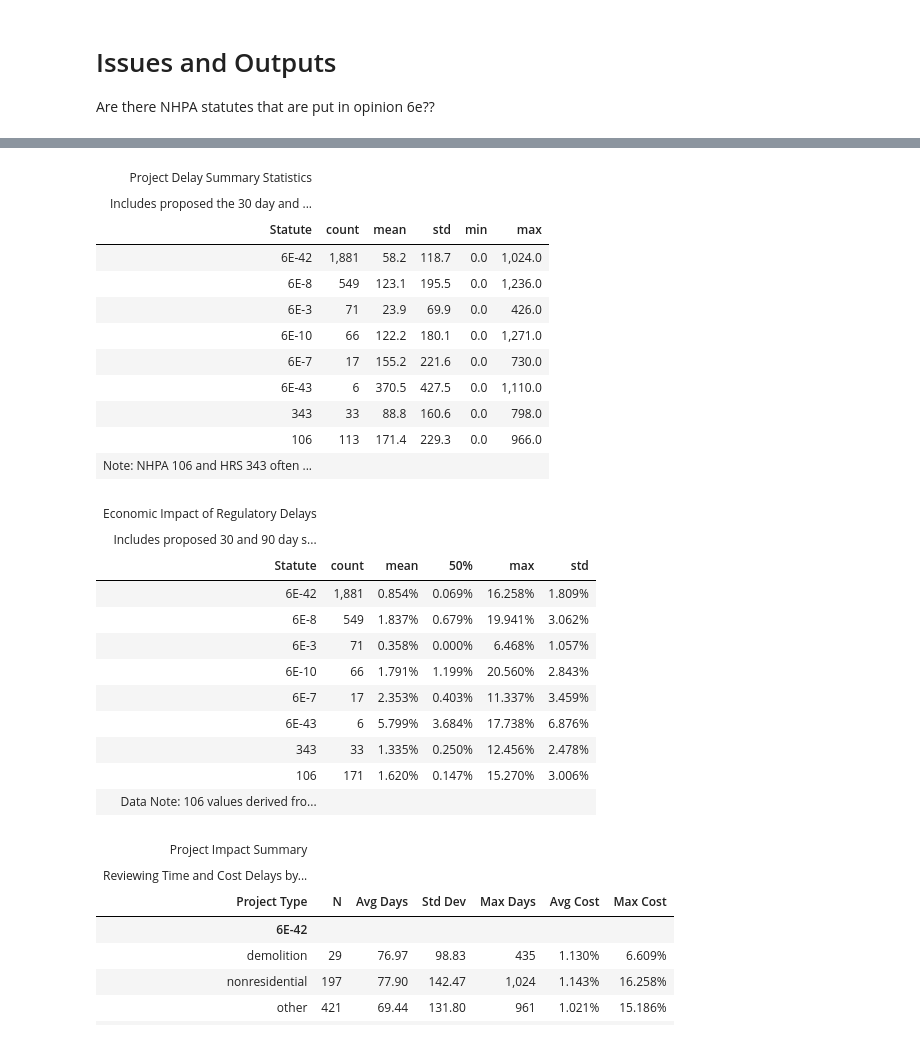
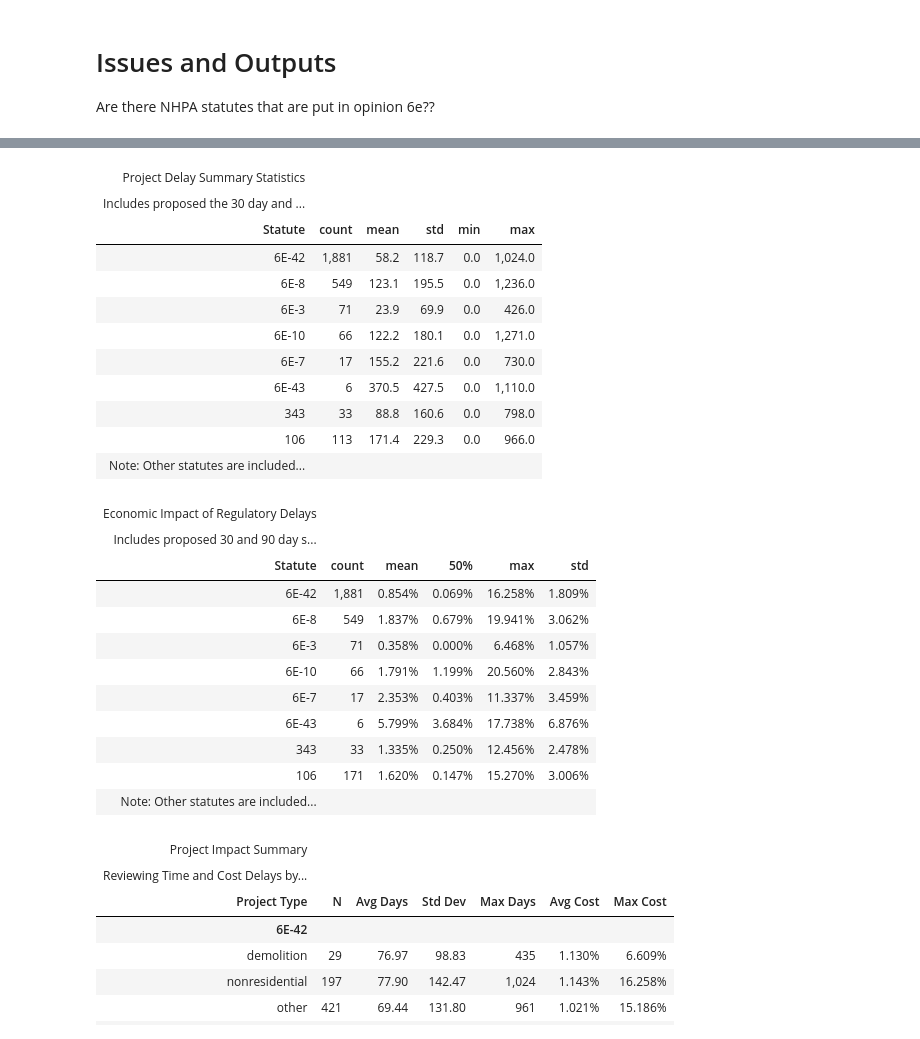
Before and after one commit to kevinphan981/maui-shpd-classification, a Jupyter notebook: src/analysis.ipynb, the cells around one changed output, grey strips where cells are left out. Saved outputs shown, nothing was run; the diff lists cells and outputs as text; code cells hidden in the pictures.

```diff
--- a/src/analysis.ipynb
+++ b/src/analysis.ipynb
@@ -80,11 +82,11 @@ Name: delay_6e, dtype: float64
 original_count = len(df)
 
 df_clean = df[
-    (df['delay_6e'] >= 0) | (df['delay_6e'].isna())
+    (df['time_6e'] >= 0) | (df['time_6e'].isna())
 ].copy()
 
 df_clean = df_clean[
-    (df_clean['delay_106'] >= 0) | (df_clean['delay_106'].isna())
+    (df_clean['time_106'] >= 0) | (df_clean['time_106'].isna())
 ].copy()
 
 dropped_rows = original_count - len(df_clean)
@@ -113,14 +229,14 @@ def policy_adjust(row):
     new_delay_106 = np.nan
     # for 6e cases, we just do all in a blanket fashion.
     if row['Opinion 6E'] == 'no effect':
-        new_delay_6e = row['delay_6e'] - 30
+        new_delay_6e = row['time_6e'] - 30
     else:
-        new_delay_6e = row['delay_6e'] - 90
+        new_delay_6e = row['time_6e'] - 90
     # for 106 cases,
     if row['Opinion 106'] == 'No Historic Properies Affected' or 'No Adverse Effect':
-        new_delay_106 = row['delay_106'] - 30
+        new_delay_106 = row['time_106'] - 30
     else:
-        new_delay_106 = row['delay_106'] - 90
+        new_delay_106 = row['time_106'] - 90
 
     # new logic for the new delay value
     if new_delay_6e < 0:
@@ -330,5 +444,18 @@ def calculate_cost_delay(row):
 # APPLY THE FUNCTION
 df[['cost_delay_6e', 'cost_delay_106']] = df.apply(calculate_cost_delay, axis=1)
 # %%
-df.head()
+df['ultimate_time'] = df[['time_6e', 'time_106']].max(axis = 1)
+df['ultimate_delay'] = df[['delay_6e', 'delay_106']].max(axis = 1)
+# print(df.shape)
+print("Average delay across all statutes:", np.ceil(np.mean(df['ultimate_delay'])))
+print("Average time spent across all statutes:", np.ceil(np.mean(df['ultimate_time'])))
+
+
+# calcuating the average, max and other descriptive stats of certain statutes
+
+df_10 = df[df['Statutes'].str.contains('6E-10')]
+# print(df_10.describe())
+
+df_42 = df[df['Statutes'].str.contains('6E-42')]
+print(df_42['cost_delay_106'].describe())
 # %% [output]
@@ -378,8 +543,6 @@ max    460.000000
 # %%
 import pandas as pd
-from great_tables import GT
-import pandas as pd
-from great_tables import GT
+from great_tables import GT, style, loc
 
 # Map the search term to the specific delay column it should measure
 statute_map = {
@@ -408,37 +571,41 @@ for code, col_name in statute_map.items():
 
 # Build the final DataFrame
 summary_df = pd.concat(stats_list, axis=1).T.reset_index(drop=True)
 
 # Clean up column order
 cols = ['Statute', 'count', 'mean', 'std', 'min', 'max']
 summary_df = summary_df[cols]
 table = (
     GT(summary_df).tab_header(
         title="Project Delay Summary Statistics",
-        subtitle="Includes proposed the 30 day and 90 day shotclock in calculation"
+        subtitle="Includes proposed the 30 day and 90 day shot clocks"
     )
     .fmt_number(columns=["mean", "std", "min", "max"], decimals=1)
     .fmt_integer(columns=["count"])
     .tab_source_note(
-        source_note="Note: NHPA 106 and HRS 343 often overlap with 6E reviews."
+        source_note="Note: Other statutes are included for comparison but are not in the proposed bill."
+    )
+    .tab_style(
+        style=style.fill(color="lightblue"),
+        locations=loc.body(rows=[0, 3])
     )
 )
 
 path = "../images"
-table.save(f"{path}/project_summary.png")
+table.save(f"{path}/project_summary.png", scale = 3)
 # %% [output]
 | Project Delay Summary Statistics |  |  |  |  |  |
 | Includes proposed the 30 day and ... |  |  |  |  |  |
 | Statute | count | mean | std | min | max |
 | 6E-42 | 1,881 | 58.2 | 118.7 | 0.0 | 1,024.0 |
 | 6E-8 | 549 | 123.1 | 195.5 | 0.0 | 1,236.0 |
 | 6E-3 | 71 | 23.9 | 69.9 | 0.0 | 426.0 |
 | 6E-10 | 66 | 122.2 | 180.1 | 0.0 | 1,271.0 |
 | 6E-7 | 17 | 155.2 | 221.6 | 0.0 | 730.0 |
 | 6E-43 | 6 | 370.5 | 427.5 | 0.0 | 1,110.0 |
 | 343 | 33 | 88.8 | 160.6 | 0.0 | 798.0 |
 | 106 | 113 | 171.4 | 229.3 | 0.0 | 966.0 |
-| Note: NHPA 106 and HRS 343 often ... |  |  |  |  |  |
+| Note: Other statutes are included... |  |  |  |  |  |
 # %%
 # Map the statute to its corresponding COST column
 cost_map = {
@@ -474,7 +641,7 @@ table = (
     GT(cost_summary_df)
     .tab_header(
         title="Economic Impact of Regulatory Delays",
-        subtitle="Includes proposed 30 and 90 day shotclock in calculation"
+        subtitle="Includes proposed 30 and 90 day shot clocks in calculation"
     )
     # .cols_label(
     #     Statute="Statute",
@@ -490,18 +657,19 @@ table = (
         decimals=3
     )
     .fmt_integer(columns=["count"])
-    # Highlight the NHPA 106 row to remind the viewer it pulls from a different column
-    # .tab_style(
-    #     style=style.fill(color="whitesmoke"),
-    #     locations=loc.body(rows=cost_summary_df["Statute"] == "106")
-    # )
+    # Highlight the statutes of interest
+    .tab_style(
+        style=style.fill(color="lightblue"),
+        locations=loc.body(rows=[0, 3])
+    )
     .tab_source_note(
-        source_note="Data Note: 106 values derived from 'cost_delay_106'; others from 'cost_delay_6e'."
+        source_note="Note: Other statutes are included for comparison but are not in the proposed bill."
+        #Data Note: 106 values derived from 'cost_delay_106'; others from 'cost_delay_6e'
     )
 )
 
 path = "../images"
-table.save(f"{path}/economic_impact_summary.png")
+table.save(f"{path}/economic_impact_summary.png", scale = 3)
 # %% [output]
 | Economic Impact of Regulatory Delays |  |  |  |  |  |
 | Includes proposed 30 and 90 day s... |  |  |  |  |  |
@@ -514,7 +682,7 @@ table.save(f"{path}/economic_impact_summary.png")
 | 6E-43 | 6 | 5.799% | 3.684% | 17.738% | 6.876% |
 | 343 | 33 | 1.335% | 0.250% | 12.456% | 2.478% |
 | 106 | 171 | 1.620% | 0.147% | 15.270% | 3.006% |
-| Data Note: 106 values derived fro... |  |  |  |  |  |
+| Note: Other statutes are included... |  |  |  |  |  |
 # %%
 import pandas as pd
 from great_tables import GT, loc, style
```
Also changed, not shown: parts of 13 cells of this notebook, 9 other files.
